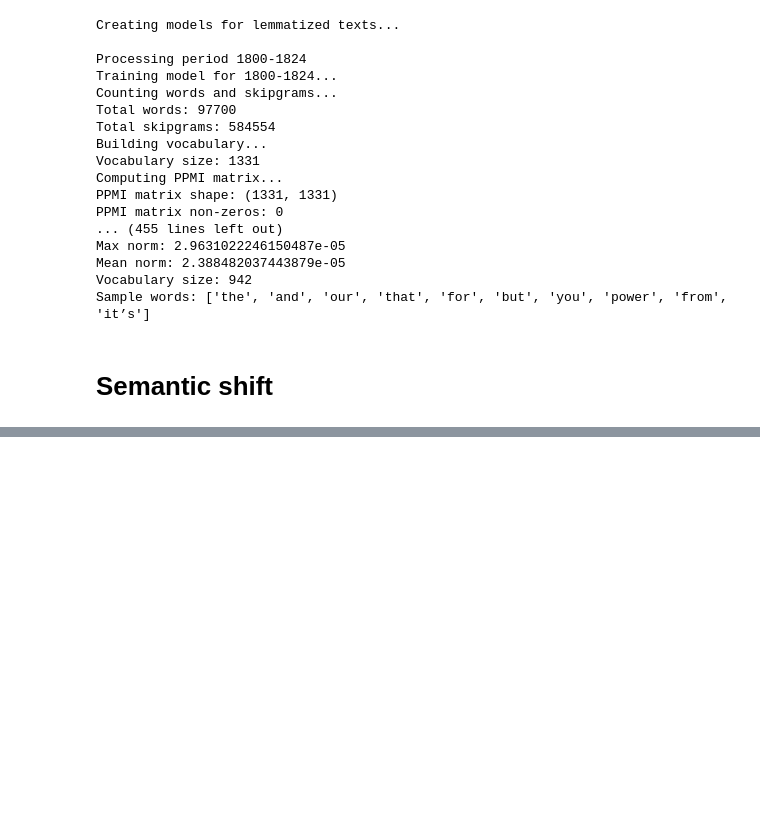
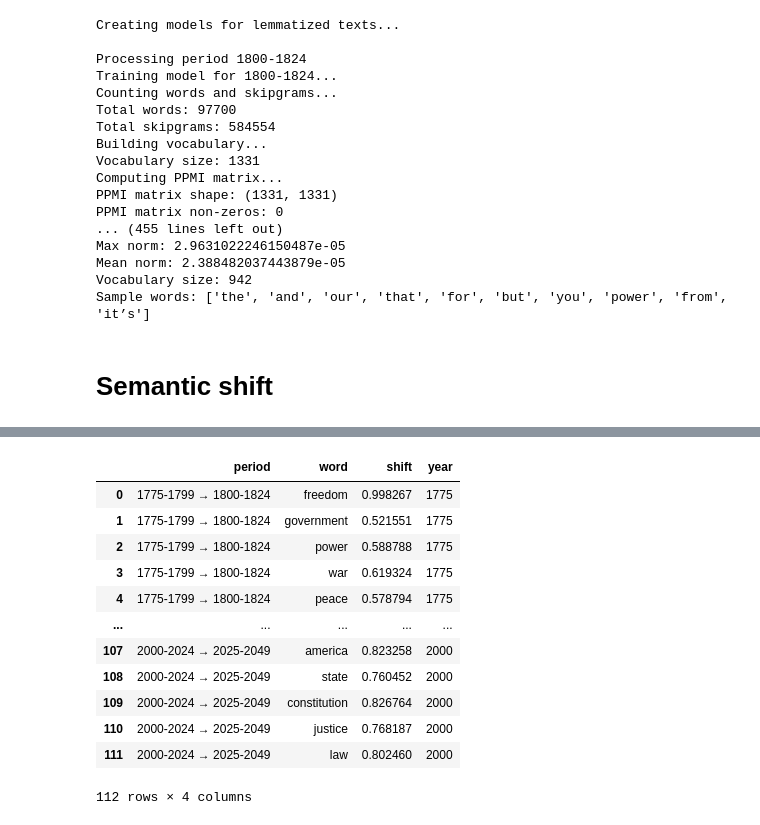
Before and after one commit to crow-intelligence/chronowords, a Jupyter notebook: examples/presidential_speeches.ipynb, the cells around one changed output, grey strips where cells are left out. Saved outputs shown, nothing was run; the diff lists cells and outputs as text; code cells hidden in the pictures; blank space fills up the shorter version.

Commit message:
add example, better docstrings

```diff
--- a/examples/presidential_speeches.ipynb
+++ b/examples/presidential_speeches.ipynb
@@ -173,0 +279,20 @@ Sample words: ['the', 'and', 'our', 'that', 'for', 'but', 'you', 'power', 'from'
+# %%
+# Load the data you already processed
+periods = sorted(models.keys(), key=lambda x: int(x.split('-')[0]))
+
+shift_data = []
+# Extract start year from period for better x-axis
+df['year'] = df['period'].apply(lambda x: int(x.split('→')[0].strip().split('-')[0]))
+
+timeline = alt.Chart(df).mark_line(point=True).encode(
+   x=alt.X('year:Q', title='Year'),
+   y=alt.Y('shift:Q', title='Semantic Change'),
+   color='word:N',
+   tooltip=['word', 'year', 'shift']
+).properties(
+   width=800,
+   height=400,
+   title='Semantic Shifts Over Time'
+).interactive()
+
+timeline
@@ -173,0 +301,16 @@ Sample words: ['the', 'and', 'our', 'that', 'for', 'but', 'you', 'power', 'from'
+# %%
+df
+# %% [output]
+|  | period | word | shift | year |
+| 0 | 1775-1799 → 1800-1824 | freedom | 0.998267 | 1775 |
+| 1 | 1775-1799 → 1800-1824 | government | 0.521551 | 1775 |
+| 2 | 1775-1799 → 1800-1824 | power | 0.588788 | 1775 |
+| 3 | 1775-1799 → 1800-1824 | war | 0.619324 | 1775 |
+| 4 | 1775-1799 → 1800-1824 | peace | 0.578794 | 1775 |
+| ... | ... | ... | ... | ... |
+| 107 | 2000-2024 → 2025-2049 | america | 0.823258 | 2000 |
+| 108 | 2000-2024 → 2025-2049 | state | 0.760452 | 2000 |
+| 109 | 2000-2024 → 2025-2049 | constitution | 0.826764 | 2000 |
+| 110 | 2000-2024 → 2025-2049 | justice | 0.768187 | 2000 |
+| 111 | 2000-2024 → 2025-2049 | law | 0.802460 | 2000 |
+112 rows × 4 columns
```
Also changed, not shown: parts of 6 cells of this notebook, 7 other files.
